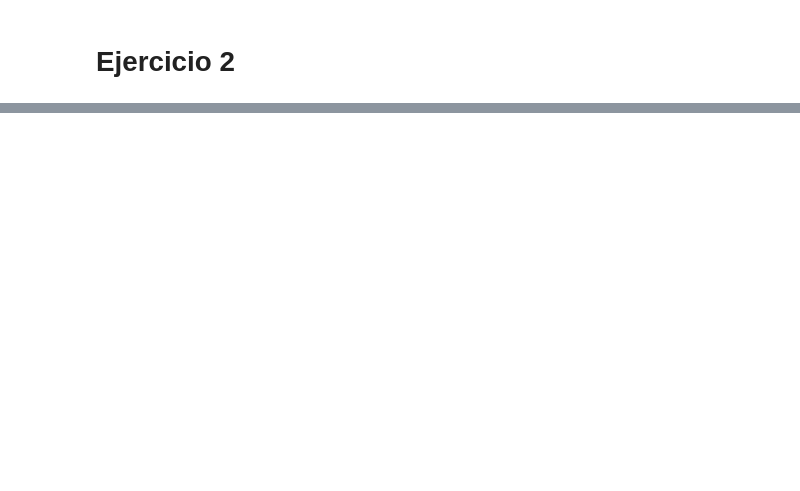
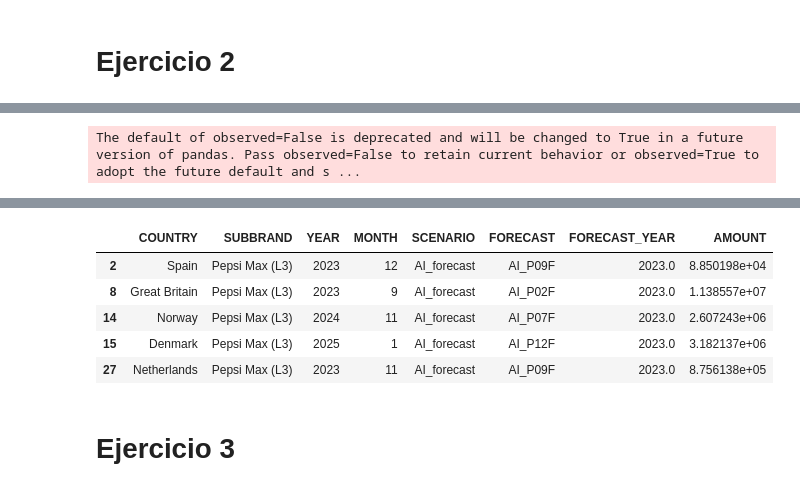
Before and after one commit to mo3b1us/UFV_visualizacion, a Jupyter notebook: ejercicios_clase/Clase2.ipynb, the cells around one changed output, grey strips where cells are left out. Drawn from its saved outputs; the diff is of its cells as text; code cells hidden in the pictures; blank space fills up the shorter version.

```diff
--- a/ejercicios_clase/Clase2.ipynb
+++ b/ejercicios_clase/Clase2.ipynb
@@ -45,3 +46,14 @@ paises.show()
 [interactive output not drawn]
 # %% [markdown]
 ## Cada Mes y Año
+# %%
+df['MONTH'] = pd.Categorical(df['MONTH'], categories=range(1, 13), ordered=True)
+
+monthly_sales = df.groupby(['YEAR', 'MONTH'])['AMOUNT'].sum().unstack()
+
+monthly_sales_fig = px.bar(monthly_sales.reset_index().melt(id_vars="YEAR", var_name="MONTH", value_name="SALES_VOLUME"),
+             x="YEAR", y="SALES_VOLUME", color="MONTH", barmode="group",
+             title="Distribución Mensual de las Ventas a lo largo de los Años",
+             labels={'YEAR': 'Año', 'SALES_VOLUME': 'Volumen de Ventas (Litros)', 'MONTH': 'Mes'})
+
+monthly_sales_fig.show()
@@ -117,0 +114,20 @@ fig_country = px.line(df_pais_menos_ventas_grouped,
+# %%
+# Identifying the sub-brand with the highest total sales
+top_subbrand = df.groupby('SUBBRAND')['AMOUNT'].sum().idxmax()
+
+# Filtering the dataset to only include data from the top-selling sub-brand
+df_top_subbrand = df[df['SUBBRAND'] == top_subbrand]
+
+# Aggregating the sales by year and month for clarity
+monthly_sales_top_subbrand = df_top_subbrand.groupby(['YEAR', 'MONTH'])['AMOUNT'].sum().reset_index()
+
+# Converting YEAR and MONTH to a datetime format for consistency
+monthly_sales_top_subbrand['DATE'] = pd.to_datetime(monthly_sales_top_subbrand[['YEAR', 'MONTH']].assign(DAY=1))
+
+# Plotting the trend for the top-selling sub-brand using matplotlib
+fig = px.line(monthly_sales_top_subbrand, x='DATE', y='AMOUNT',
+              title=f"Tendencia de la marca más vendida: {top_subbrand}",
+              labels={'DATE': 'Fecha', 'AMOUNT': 'Volumen de Ventas (Litros)'})
+fig.show()
+# %% [output]
+The default of observed=False is deprecated and will be changed to True in a future version of pandas. Pass observed=False to retain current behavior or observed=True to adopt the future default and s ...
@@ -117,0 +135,8 @@ fig_country = px.line(df_pais_menos_ventas_grouped,
+|  | COUNTRY | SUBBRAND | YEAR | MONTH | SCENARIO | FORECAST | FORECAST_YEAR | AMOUNT |
+| 2 | Spain | Pepsi Max (L3) | 2023 | 12 | AI_forecast | AI_P09F | 2023.0 | 8.850198e+04 |
+| 8 | Great Britain | Pepsi Max (L3) | 2023 | 9 | AI_forecast | AI_P02F | 2023.0 | 1.138557e+07 |
+| 14 | Norway | Pepsi Max (L3) | 2024 | 11 | AI_forecast | AI_P07F | 2023.0 | 2.607243e+06 |
+| 15 | Denmark | Pepsi Max (L3) | 2025 | 1 | AI_forecast | AI_P12F | 2023.0 | 3.182137e+06 |
+| 27 | Netherlands | Pepsi Max (L3) | 2023 | 11 | AI_forecast | AI_P09F | 2023.0 | 8.756138e+05 |
+# %% [markdown]
+# Ejercicio 3
```
Also changed, not shown: parts of 16 cells of this notebook.
